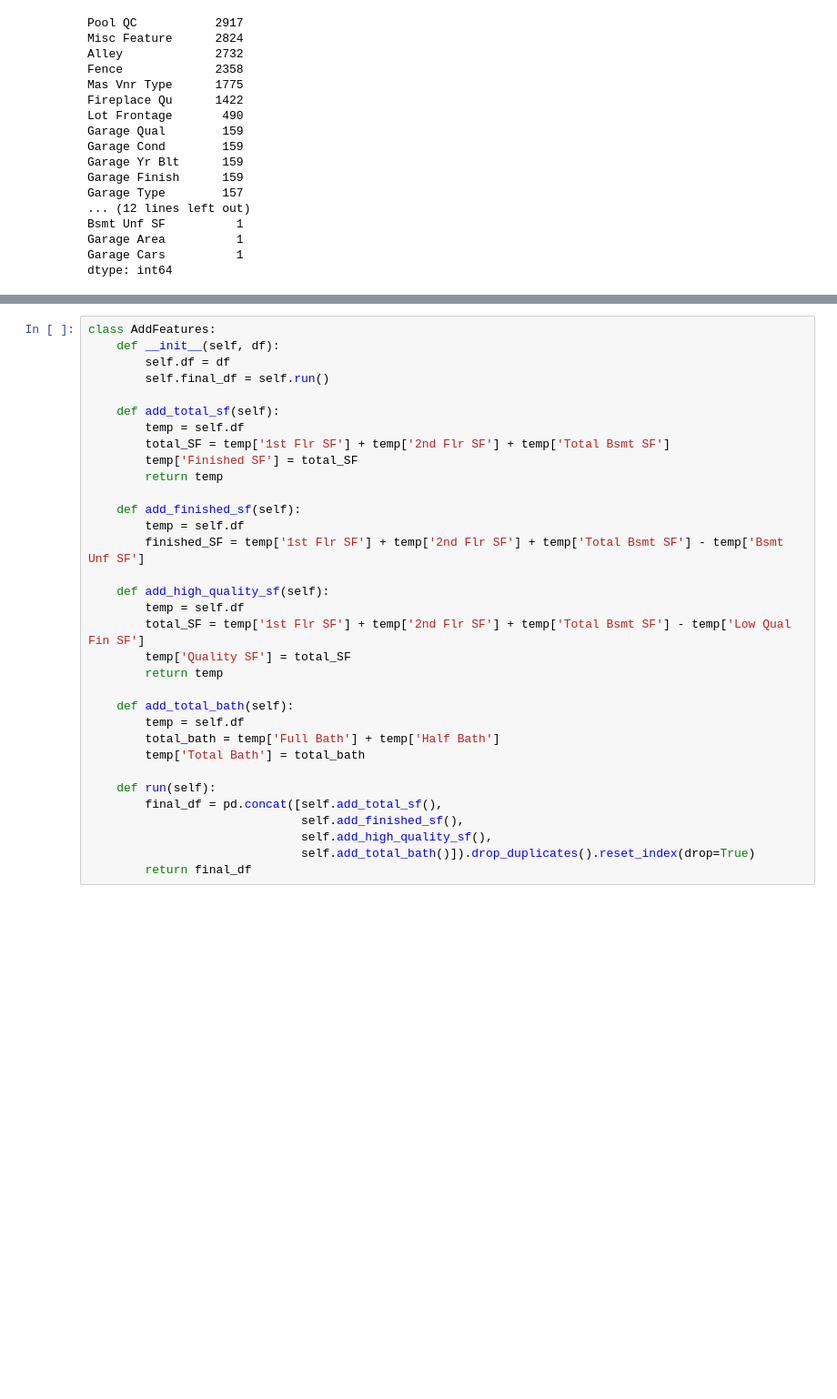
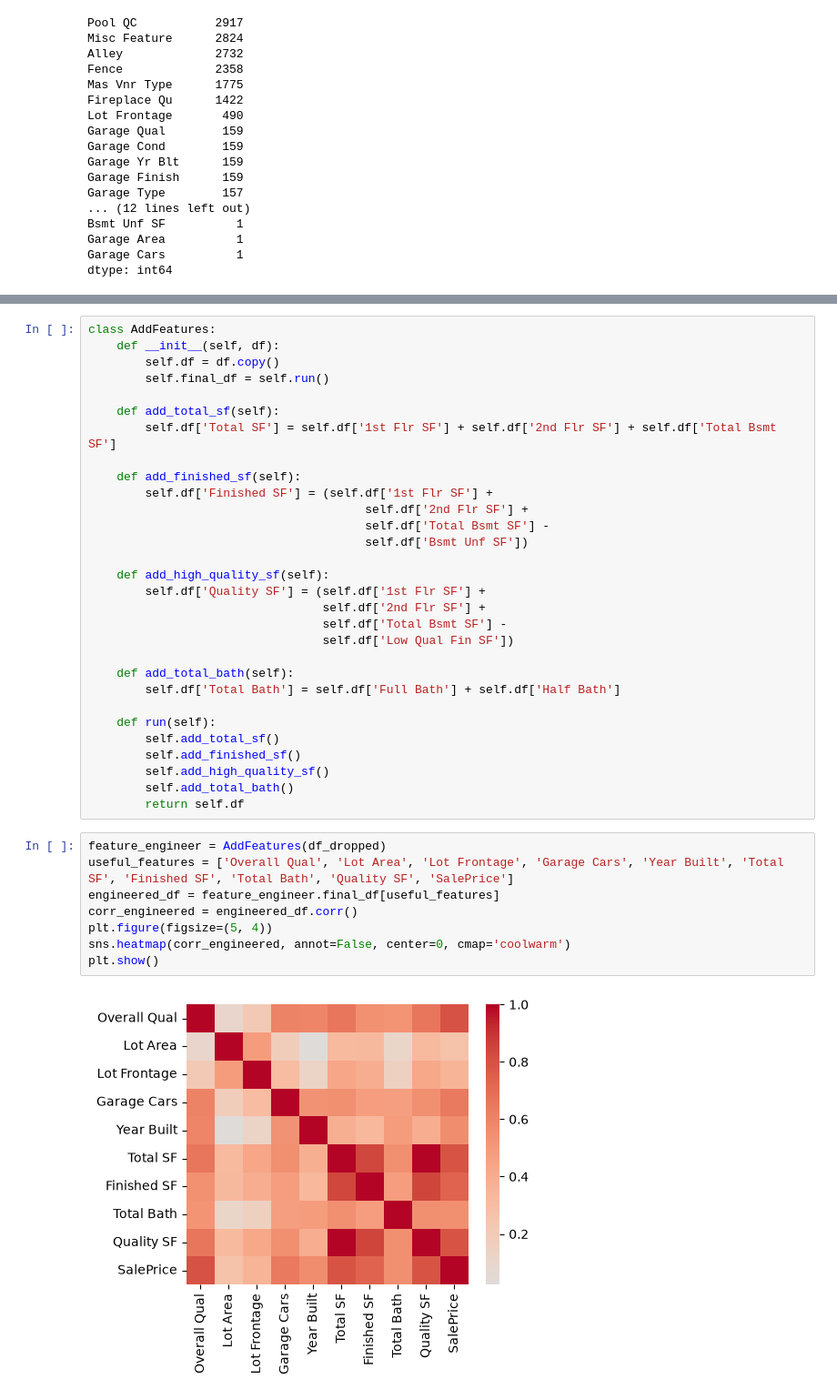
Before and after one commit to JeremiahIsGood/Atlantic-Project, a Jupyter notebook: Ames_data_preprocessing.ipynb, the cells around one changed output, grey strips where cells are left out. Shown at 91% size. Drawn from its saved outputs; the diff is of its cells as text; blank space fills up the shorter version.

```diff
--- a/Ames_data_preprocessing.ipynb
+++ b/Ames_data_preprocessing.ipynb
@@ -118,33 +126,40 @@ Name: SalePrice, dtype: float64
 # %%
 class AddFeatures:
     def __init__(self, df):
-        self.df = df
+        self.df = df.copy()
         self.final_df = self.run()
 
     def add_total_sf(self):
-        temp = self.df
-        total_SF = temp['1st Flr SF'] + temp['2nd Flr SF'] + temp['Total Bsmt SF']
-        temp['Finished SF'] = total_SF
-        return temp
+        self.df['Total SF'] = self.df['1st Flr SF'] + self.df['2nd Flr SF'] + self.df['Total Bsmt SF']
 
     def add_finished_sf(self):
-        temp = self.df
-        finished_SF = temp['1st Flr SF'] + temp['2nd Flr SF'] + temp['Total Bsmt SF'] - temp['Bsmt Unf SF']
+        self.df['Finished SF'] = (self.df['1st Flr SF'] +
+                                       self.df['2nd Flr SF'] +
+                                       self.df['Total Bsmt SF'] -
+                                       self.df['Bsmt Unf SF'])
 
     def add_high_quality_sf(self):
-        temp = self.df
-        total_SF = temp['1st Flr SF'] + temp['2nd Flr SF'] + temp['Total Bsmt SF'] - temp['Low Qual Fin SF']
-        temp['Quality SF'] = total_SF
-        return temp
+        self.df['Quality SF'] = (self.df['1st Flr SF'] +
+                                 self.df['2nd Flr SF'] +
+                                 self.df['Total Bsmt SF'] -
+                                 self.df['Low Qual Fin SF'])
 
     def add_total_bath(self):
-        temp = self.df
-        total_bath = temp['Full Bath'] + temp['Half Bath']
-        temp['Total Bath'] = total_bath
+        self.df['Total Bath'] = self.df['Full Bath'] + self.df['Half Bath']
 
     def run(self):
-        final_df = pd.concat([self.add_total_sf(),
-                              self.add_finished_sf(),
-                              self.add_high_quality_sf(),
-                              self.add_total_bath()]).drop_duplicates().reset_index(drop=True)
-        return final_df
+        self.add_total_sf()
+        self.add_finished_sf()
+        self.add_high_quality_sf()
+        self.add_total_bath()
+        return self.df
+# %%
+feature_engineer = AddFeatures(df_dropped)
+useful_features = ['Overall Qual', 'Lot Area', 'Lot Frontage', 'Garage Cars', 'Year Built', 'Total SF', 'Finished SF', 'Total Bath', 'Quality SF', 'SalePrice']
+engineered_df = feature_engineer.final_df[useful_features]
+corr_engineered = engineered_df.corr()
+plt.figure(figsize=(5, 4))
+sns.heatmap(corr_engineered, annot=False, center=0, cmap='coolwarm')
+plt.show()
+# %% [output]
+[figure, added]
```
Also changed, not shown: parts of 10 cells of this notebook, 1 other file.
